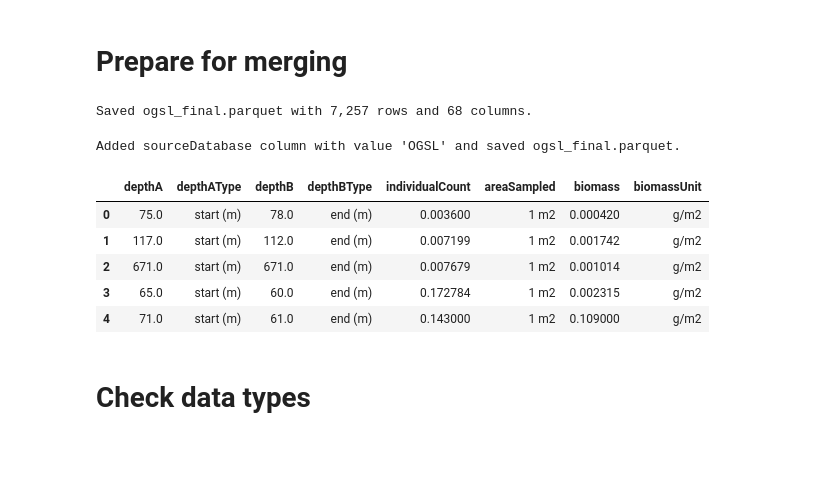
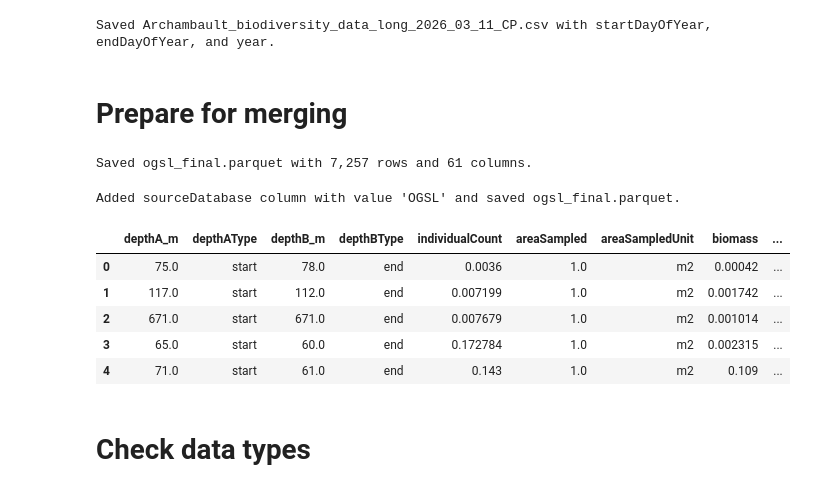
Before and after one commit to hanna-modin/benth-marc, a Jupyter notebook: OGSL/OGSL.ipynb, the cells around one changed output. Drawn from its saved outputs; the diff is of its cells as text; code cells hidden in the pictures; blank space fills up the shorter version.

Commit message:
data types again

```diff
--- a/OGSL/OGSL.ipynb
+++ b/OGSL/OGSL.ipynb
@@ -4,10 +5,25 @@ import os
 
 os.chdir ('C:\\Users\\hamod4691\\Code\\arctic-benthic-biodiversity\\OGSL')
+# %%
+# Add startDayOfYear, endDayOfYear, and year from event_date and save back to the same CSV
+
+if "ogsl" not in globals():
+    ogsl = pd.read_csv("Archambault_biodiversity_data_long_2026_03_11_CP.csv", sep=";")
+
+event_dt = pd.to_datetime(ogsl["event_date"], errors="coerce")
+
+ogsl["startDayOfYear"] = event_dt.dt.dayofyear.astype("Int32")
+ogsl["endDayOfYear"] = event_dt.dt.dayofyear.astype("Int32")
+ogsl["year"] = event_dt.dt.year.astype("Int32")
+
+ogsl.to_csv("Archambault_biodiversity_data_long_2026_03_11_CP.csv", sep=";", index=False)
+
+print("Saved Archambault_biodiversity_data_long_2026_03_11_CP.csv with startDayOfYear, endDayOfYear, and year.")
+# %% [output]
+Saved Archambault_biodiversity_data_long_2026_03_11_CP.csv with startDayOfYear, endDayOfYear, and year.
 # %% [markdown]
 # Prepare for merging
 # %%
-from pathlib import Path
-
 ogsl = pd.read_csv("Archambault_biodiversity_data_long_2026_03_11_CP.csv", sep=';')
 
 dtype_spec = pd.read_excel(Path("..") / "column_data_types.xlsx", sheet_name=0)
@@ -19,11 +35,14 @@ column_map = {
     "decimalLongitudeStart": "lon_start",
     "decimalLatitudeStop": "lat_end",
     "decimalLongitudeStop": "lon_end",
-    "depthA": "depth_start",
-    "depthB": "depth_end",
+    "depthA_m": "depth_start",
+    "depthB_m": "depth_end",
     "eventID": "org_event_id_trawls",
     "locationID": "station_id",
-    "startDate": "event_date",
+    "verbatimDate": "event_date",
+    "startDayOfYear": "startDayOfYear",
+    "endDayOfYear": "endDayOfYear",
+    "year": "year",
     "acceptedScientificName": "valid_scientific_name",
     "phylum": "phylum",
     "class": "class",
@@ -31,7 +50,7 @@ column_map = {
     "aphiaID": "valid_taxon_id",
     "individualCount": "density_ind_m2",
     "biomass": "biomass_g_m2",
-    "gear": "sampling_protocol",
+    "gear": "sampling_protocol"
 }
 
 output_columns = [
@@ -59,8 +78,9 @@ output_columns = [
     "waterBody",
     "largeMarineEcosystem",
     "locationID",
-    "startDate",
-    "endDate",
+    "verbatimDate",
+    "startDayOfYear",
+    "endDayOfYear",
     "year",
     "eventRemarks",
     "verbatimScientificName",
@@ -94,7 +114,7 @@ output_columns = [
     "meshSize_mm",
     "sieveFraction_µm",
     "flagged",
-    "flaggedComment",
+    "flaggedComment"
 ]
 
 
@@ -105,15 +125,12 @@ def normalize_dtype(dtype_name):
         "float32": "Float32",
         "float64": "Float64",
         "boolean": "boolean",
-        "datetime64[ns]": "datetime64[ns]",
         "string": "string",
     }.get(dtype_name, dtype_name)
 
 
 def empty_series(index, dtype_name):
     dtype_name = normalize_dtype(dtype_name)
-    if dtype_name == "datetime64[ns]":
-        return pd.Series(pd.NaT, index=index, dtype="datetime64[ns]")
     if dtype_name in {"Int32", "Float32", "Float64", "boolean", "string"}:
         return pd.Series(pd.NA, index=index, dtype=dtype_name)
     return pd.Series(pd.NA, index=index, dtype="string")
@@ -121,8 +138,6 @@ def empty_series(index, dtype_name):
 
 def coerce_series(series, dtype_name):
     dtype_name = normalize_dtype(dtype_name)
-    if dtype_name == "datetime64[ns]":
-        return pd.to_datetime(series, errors="coerce")
     if dtype_name == "boolean":
         return series.astype("boolean")
     if dtype_name in {"Int32", "Float32", "Float64"}:
@@ -152,7 +167,7 @@ print(f"Saved ogsl_final.parquet with {len(ogsl_final):,} rows and {len(ogsl_fin
 if missing_sources:
     print("Missing source columns in ogsl:", sorted(set(missing_sources)))
 # %% [output]
-Saved ogsl_final.parquet with 7,257 rows and 68 columns.
+Saved ogsl_final.parquet with 7,257 rows and 61 columns.
 # %%
 ogsl_final = pd.read_parquet("ogsl_final.parquet")
 ogsl_final["sourceDatabase"] = "OGSL"
@@ -163,21 +179,21 @@ Added sourceDatabase column with value 'OGSL' and saved ogsl_final.parquet.
 # %%
 ogsl_final = pd.read_parquet("ogsl_final.parquet")
 
-ogsl_final.loc[ogsl_final["depthA"].notna(), "depthAType"] = "start (m)"
-ogsl_final.loc[ogsl_final["depthB"].notna(), "depthBType"] = "end (m)"
-ogsl_final.loc[ogsl_final["individualCount"].notna(), "areaSampled"] = "1"
+ogsl_final.loc[ogsl_final["depthA_m"].notna(), "depthAType"] = "start"
+ogsl_final.loc[ogsl_final["depthB_m"].notna(), "depthBType"] = "end"
+ogsl_final.loc[ogsl_final["individualCount"].notna(), "areaSampled"] = 1.0
 ogsl_final.loc[ogsl_final["individualCount"].notna(), "areaSampledUnit"] = "m2"
 ogsl_final.loc[ogsl_final["biomass"].notna(), "biomassUnit"] = "g/m2"
 
 ogsl_final.to_parquet("ogsl_final.parquet", index=False)
-ogsl_final[["depthA", "depthAType", "depthB", "depthBType", "individualCount", "areaSampled", "areaSampledUnit", "biomass", "biomassUnit"]].head()
+ogsl_final[["depthA_m", "depthAType", "depthB_m", "depthBType", "individualCount", "areaSampled", "areaSampledUnit", "biomass", "biomassUnit"]].head()
 # %% [output]
-|  | depthA | depthAType | depthB | depthBType | individualCount | areaSampled | biomass | biomassUnit |
-| 0 | 75.0 | start (m) | 78.0 | end (m) | 0.003600 | 1 m2 | 0.000420 | g/m2 |
-| 1 | 117.0 | start (m) | 112.0 | end (m) | 0.007199 | 1 m2 | 0.001742 | g/m2 |
-| 2 | 671.0 | start (m) | 671.0 | end (m) | 0.007679 | 1 m2 | 0.001014 | g/m2 |
-| 3 | 65.0 | start (m) | 60.0 | end (m) | 0.172784 | 1 m2 | 0.002315 | g/m2 |
-| 4 | 71.0 | start (m) | 61.0 | end (m) | 0.143000 | 1 m2 | 0.109000 | g/m2 |
+|  | depthA_m | depthAType | depthB_m | depthBType | individualCount | areaSampled | areaSampledUnit | biomass | ... |
+| 0 | 75.0 | start | 78.0 | end | 0.0036 | 1.0 | m2 | 0.00042 | ... |
+| 1 | 117.0 | start | 112.0 | end | 0.007199 | 1.0 | m2 | 0.001742 | ... |
+| 2 | 671.0 | start | 671.0 | end | 0.007679 | 1.0 | m2 | 0.001014 | ... |
+| 3 | 65.0 | start | 60.0 | end | 0.172784 | 1.0 | m2 | 0.002315 | ... |
+| 4 | 71.0 | start | 61.0 | end | 0.143 | 1.0 | m2 | 0.109 | ... |
 # %% [markdown]
 # Check data types
 # %%
```
Also changed, not shown: parts of 3 cells of this notebook, 4 other files.
